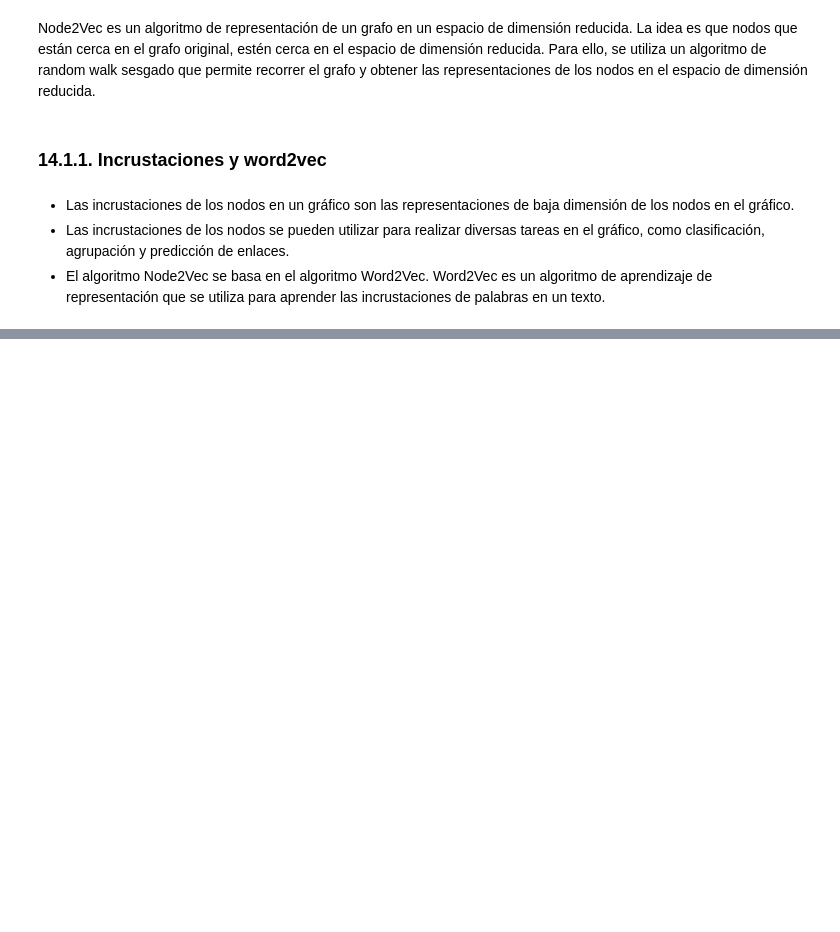
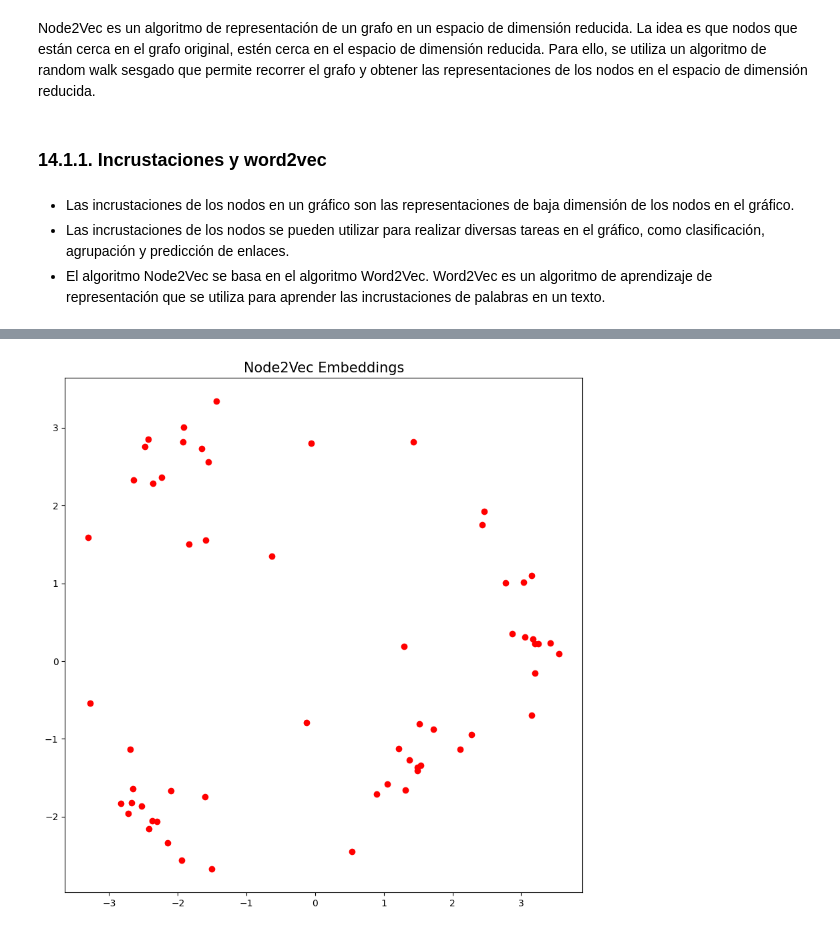
Before and after one commit to JBLOZ/IA, a Jupyter notebook: Mates Discretas/practica4/Node2Vec.ipynb, the cells around one changed output, grey strips where cells are left out. Drawn from its saved outputs; the diff is of its cells as text; code cells hidden in the pictures; blank space fills up the shorter version.

```diff
--- a/Mates Discretas/practica4/Node2Vec.ipynb
+++ b/Mates Discretas/practica4/Node2Vec.ipynb
@@ -13,0 +83,12 @@ Node2Vec es un algoritmo de representación de un grafo en un espacio de dimensi
+# %%
+
+model = node2vec(G, dimensions=16, num_walks=10, walk_length=80)  # Entrena el modelo Node2Vec
+
+# Obtiene el embedding de un nodo específico (por ejemplo, nodo 0)
+node_id = 2 # Seleccionamos un nodo de ejemplo
+embedding = model.wv[str(node_id)] # con model.wv[str(node_id)] obtenemos el embedding del nodo, es decir, el vector de 16 dimensiones que representa el nodo en el espacio de baja dimensión
+print(f"Embedding del nodo {node_id}: {embedding}")
+
+# Obtiene los embeddings de todos los nodos
+embeddings = np.array([model.wv[str(node)] for node in G.nodes()])
+print(f"Estructura de los embeddings: {embeddings.shape}") # Imprime la forma de los embeddings
@@ -13,0 +103,13 @@ Node2Vec es un algoritmo de representación de un grafo en un espacio de dimensi
+# %%
+from sklearn.decomposition import PCA
+
+pca = PCA(n_components=2)
+embeddings_2d = pca.fit_transform(embeddings)
+
+# Usaremos un plt.scatter para visualizar los embeddings en un gráfico 2D
+plt.figure(figsize=(10, 10))
+plt.scatter(embeddings_2d[:, 0], embeddings_2d[:, 1], c='r')
+plt.title("Node2Vec Embeddings", fontsize=15)
+plt.show()
+# %% [output]
+[figure, added]
```
Also changed, not shown: parts of 13 cells of this notebook, 12 other files.
